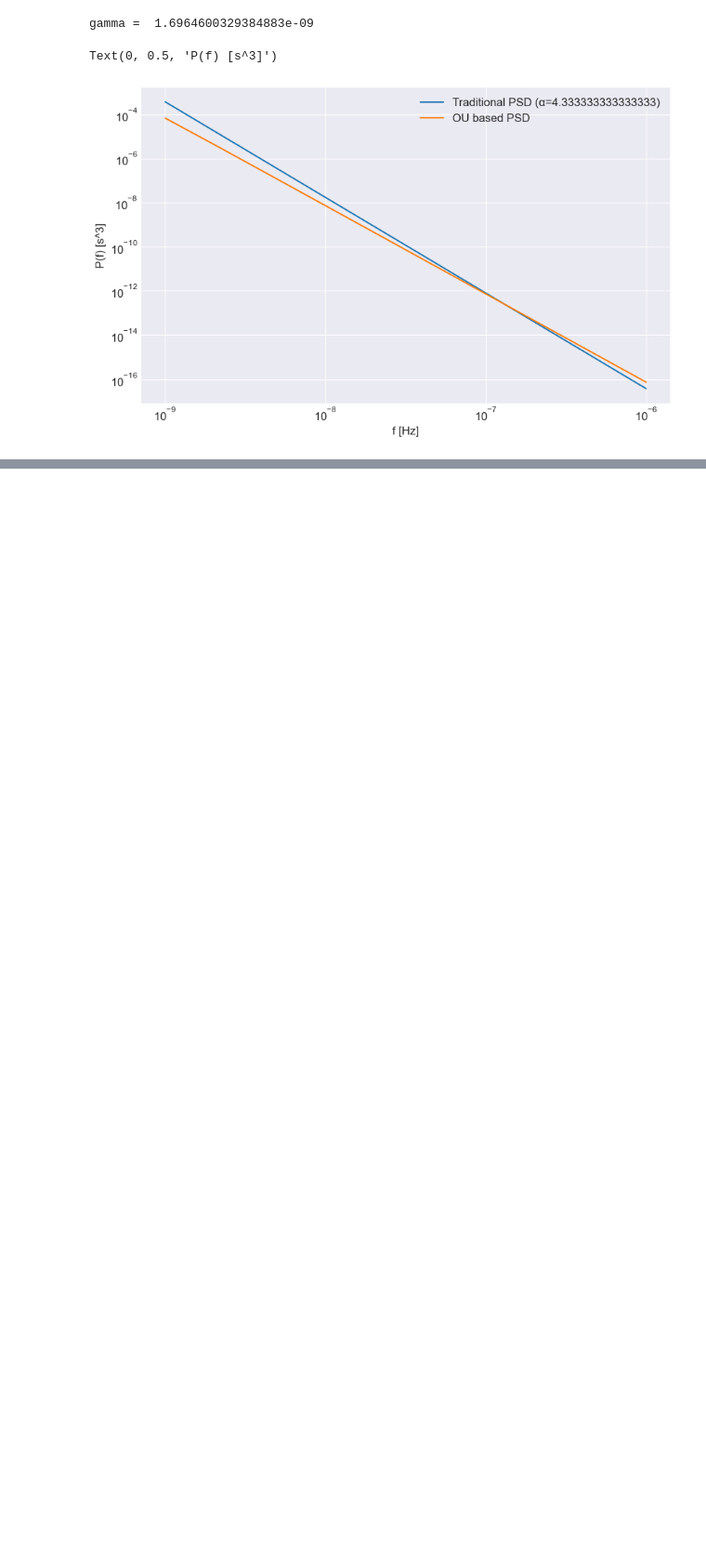
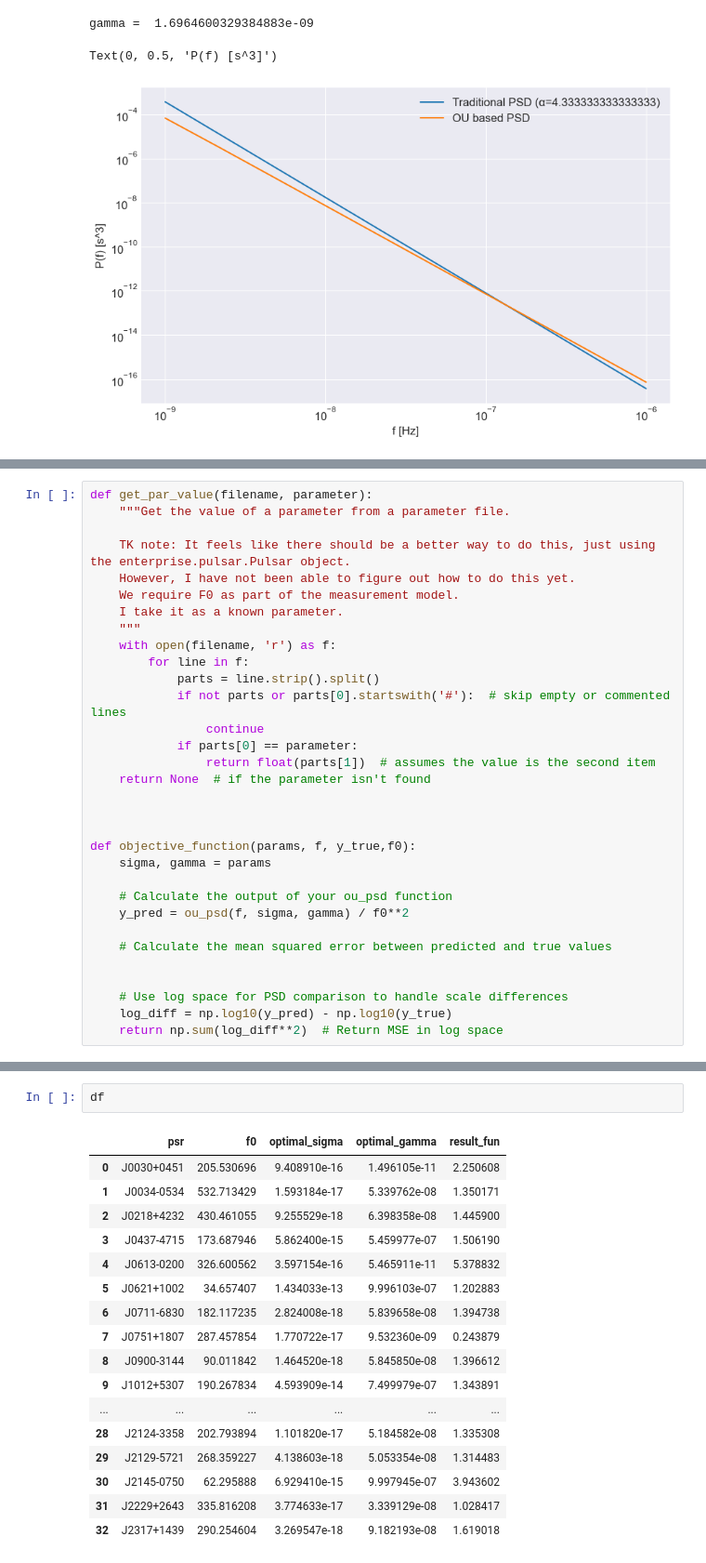
Before and after one commit to tomkimpson/Argus, a Jupyter notebook: notebooks/05.PSD_for_OU_process.ipynb, the cells around one changed output, grey strips where cells are left out. Shown at 93% size. Cells and saved outputs as stored; diff of their text form; blank space fills up the shorter version.

```diff
--- a/notebooks/05.PSD_for_OU_process.ipynb
+++ b/notebooks/05.PSD_for_OU_process.ipynb
@@ -202,0 +207,32 @@ Text(0, 0.5, 'P(f) [s^3]')
+# %%
+def get_par_value(filename, parameter):
+    """Get the value of a parameter from a parameter file.
+
+    TK note: It feels like there should be a better way to do this, just using the enterprise.pulsar.Pulsar object.
+    However, I have not been able to figure out how to do this yet.
+    We require F0 as part of the measurement model.
+    I take it as a known parameter.
+    """
+    with open(filename, 'r') as f:
+        for line in f:
+            parts = line.strip().split()
+            if not parts or parts[0].startswith('#'):  # skip empty or commented lines
+                continue
+            if parts[0] == parameter:
+                return float(parts[1])  # assumes the value is the second item
+    return None  # if the parameter isn't found
+
+
+
+def objective_function(params, f, y_true,f0):
+    sigma, gamma = params
+
+    # Calculate the output of your ou_psd function
+    y_pred = ou_psd(f, sigma, gamma) / f0**2
+
+    # Calculate the mean squared error between predicted and true values
+
+
+    # Use log space for PSD comparison to handle scale differences
+    log_diff = np.log10(y_pred) - np.log10(y_true)
+    return np.sum(log_diff**2)  # Return MSE in log space
@@ -202,0 +383,20 @@ Text(0, 0.5, 'P(f) [s^3]')
+# %%
+df
+# %% [output]
+|  | psr | f0 | optimal_sigma | optimal_gamma | result_fun |
+| 0 | J0030+0451 | 205.530696 | 9.408910e-16 | 1.496105e-11 | 2.250608 |
+| 1 | J0034-0534 | 532.713429 | 1.593184e-17 | 5.339762e-08 | 1.350171 |
+| 2 | J0218+4232 | 430.461055 | 9.255529e-18 | 6.398358e-08 | 1.445900 |
+| 3 | J0437-4715 | 173.687946 | 5.862400e-15 | 5.459977e-07 | 1.506190 |
+| 4 | J0613-0200 | 326.600562 | 3.597154e-16 | 5.465911e-11 | 5.378832 |
+| 5 | J0621+1002 | 34.657407 | 1.434033e-13 | 9.996103e-07 | 1.202883 |
+| 6 | J0711-6830 | 182.117235 | 2.824008e-18 | 5.839658e-08 | 1.394738 |
+| 7 | J0751+1807 | 287.457854 | 1.770722e-17 | 9.532360e-09 | 0.243879 |
+| 8 | J0900-3144 | 90.011842 | 1.464520e-18 | 5.845850e-08 | 1.396612 |
+| 9 | J1012+5307 | 190.267834 | 4.593909e-14 | 7.499979e-07 | 1.343891 |
+| ... | ... | ... | ... | ... | ... |
+| 28 | J2124-3358 | 202.793894 | 1.101820e-17 | 5.184582e-08 | 1.335308 |
+| 29 | J2129-5721 | 268.359227 | 4.138603e-18 | 5.053354e-08 | 1.314483 |
+| 30 | J2145-0750 | 62.295888 | 6.929410e-15 | 9.997945e-07 | 3.943602 |
+| 31 | J2229+2643 | 335.816208 | 3.774633e-17 | 3.339129e-08 | 1.028417 |
+| 32 | J2317+1439 | 290.254604 | 3.269547e-18 | 9.182193e-08 | 1.619018 |
```
Also changed, not shown: parts of 6 cells of this notebook, 1 other file.
